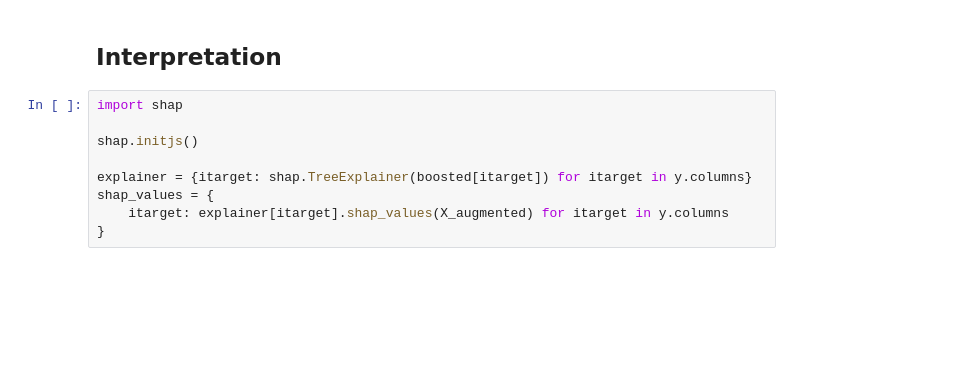
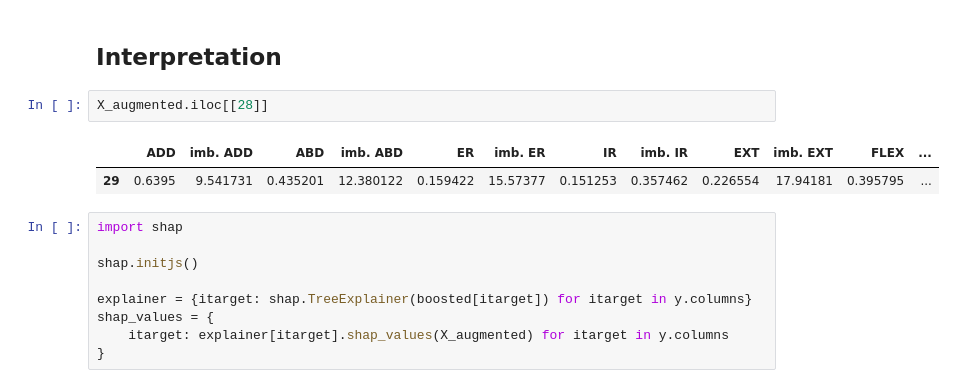
Before and after one commit to romainmartinez/synchro, a Jupyter notebook: synchro.ipynb, the cells around one changed output. Saved outputs shown, nothing was run; the diff lists cells and outputs as text; blank space fills up the shorter version.

```diff
--- a/synchro.ipynb
+++ b/synchro.ipynb
@@ -569,6 +569,11 @@ for itarget, itrace in trace.items():
 [figure]
 # %% [markdown]
 ## Interpretation
+# %%
+X_augmented.iloc[[28]]
+# %% [output]
+|  | ADD | imb. ADD | ABD | imb. ABD | ER | imb. ER | IR | imb. IR | EXT | imb. EXT | FLEX | ... |
+| 29 | 0.6395 | 9.541731 | 0.435201 | 12.380122 | 0.159422 | 15.57377 | 0.151253 | 0.357462 | 0.226554 | 17.94181 | 0.395795 | ... |
 # %%
 import shap
 
```
